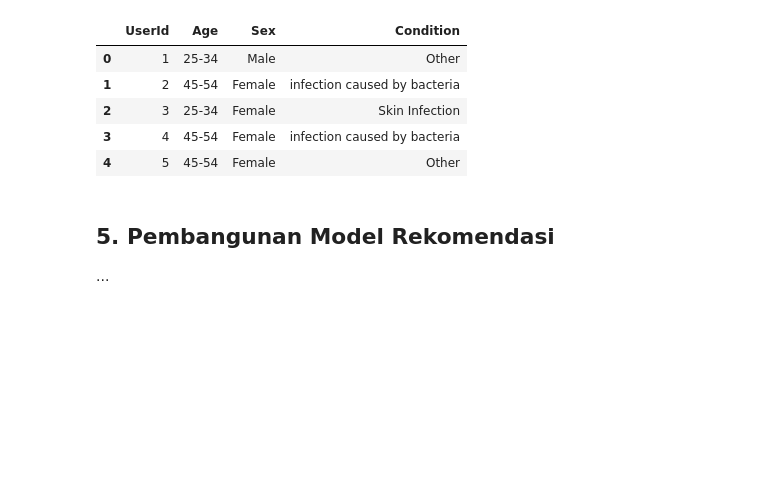
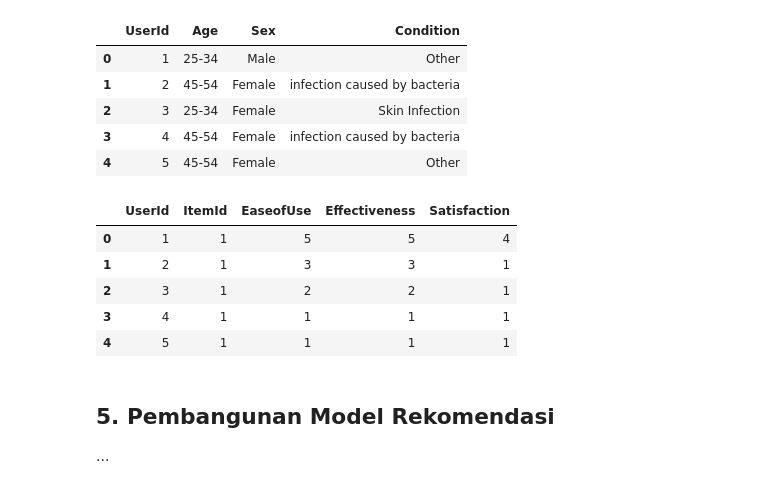
Before and after one commit to exemuel/weighted-hybrid-med-recsys, a Jupyter notebook: recommendation.ipynb, the cells around one changed output. Cells and saved outputs as stored; diff of their text form; code cells hidden in the pictures; blank space fills up the shorter version.

```diff
--- a/recommendation.ipynb
+++ b/recommendation.ipynb
@@ -694,58 +695,45 @@ df_user.head()
 | 4 | 5 | 45-54 | Female | Other |
 # %%
 # Data Rating
-# # left outer merge df_drugs_sub dan df_item
-# # berdasarkan kolom Drug
-# df_tmp = df_drugs_sub.merge(df_item,
-#                             how="left",
-#                             on="Drug")
-# # left outer merge df_tmp dan df_user berdasarkan
-# # setiap kolom yang ada pada df_user
-# df_rating = df_tmp.merge(df_user,
-#                          "left")
-# # rapikan posisi kolom dengan memindahkan
-# # posisi kolom "UserId" dan "ItemId"
-# # ke kolom bagian awal df_rating
-# df_rating = df_rating[['UserId',
-#                        'ItemId',
-#                        'EaseofUse',
-#                        'Effectiveness',
-#                        'Satisfaction']]
-# # hapus baris data yang duplikat dan reset index
-# df_rating = df_rating.drop_duplicates().reset_index(drop=True)
-# df_rating.head()
-
 df_tmp2 = df_drugs_sub.copy()
 # ubah nilai ActiveIngredients dari list of string menjadi
 # string untuk memungkinkan fungsi drop_duplicates dijalankan
 df_tmp2['ActiveIngredients'] = [" ".join(i) for i in df_tmp2['ActiveIngredients']]
 # ubah nilai InactiveIngredients dari list of string menjadi
 # string untuk memungkinkan fungsi drop_duplicates dijalankan
 df_tmp2['InactiveIngredients'] = [" ".join(i) for i in df_tmp2['InactiveIngredients']]
 # ubah nilai Sides dari list of string menjadi
 # string untuk memungkinkan fungsi drop_duplicates dijalankan
 df_tmp2['Sides'] = [" ".join(i) for i in df_tmp2['Sides']]
 
 df_tmp = df_item.copy()
 # ubah nilai ActiveIngredients dari list of string menjadi
 # string untuk memungkinkan fungsi drop_duplicates dijalankan
 df_tmp['ActiveIngredients'] = [" ".join(i) for i in df_tmp['ActiveIngredients']]
 # ubah nilai InactiveIngredients dari list of string menjadi
 # string untuk memungkinkan fungsi drop_duplicates dijalankan
 df_tmp['InactiveIngredients'] = [" ".join(i) for i in df_tmp['InactiveIngredients']]
 # ubah nilai Sides dari list of string menjadi
 # string untuk memungkinkan fungsi drop_duplicates dijalankan
 df_tmp['Sides'] = [" ".join(i) for i in df_tmp['Sides']]
 
 df_rating = df_tmp2.merge(df_tmp,
                           how="left",
                           on=["Drug", "ActiveIngredients", "InactiveIngredients", "Sides"])
+df_rating["UserId"] = df_user["UserId"]
 df_rating = df_rating[['UserId',
                        'ItemId',
                        'EaseofUse',
                        'Effectiveness',
                        'Satisfaction']]
 df_rating.head()
+# %% [output]
+|  | UserId | ItemId | EaseofUse | Effectiveness | Satisfaction |
+| 0 | 1 | 1 | 5 | 5 | 4 |
+| 1 | 2 | 1 | 3 | 3 | 1 |
+| 2 | 3 | 1 | 2 | 2 | 1 |
+| 3 | 4 | 1 | 1 | 1 | 1 |
+| 4 | 5 | 1 | 1 | 1 | 1 |
 # %% [markdown]
 ## 5. Pembangunan Model Rekomendasi
 
```
Also changed, not shown: parts of 18 cells of this notebook.
